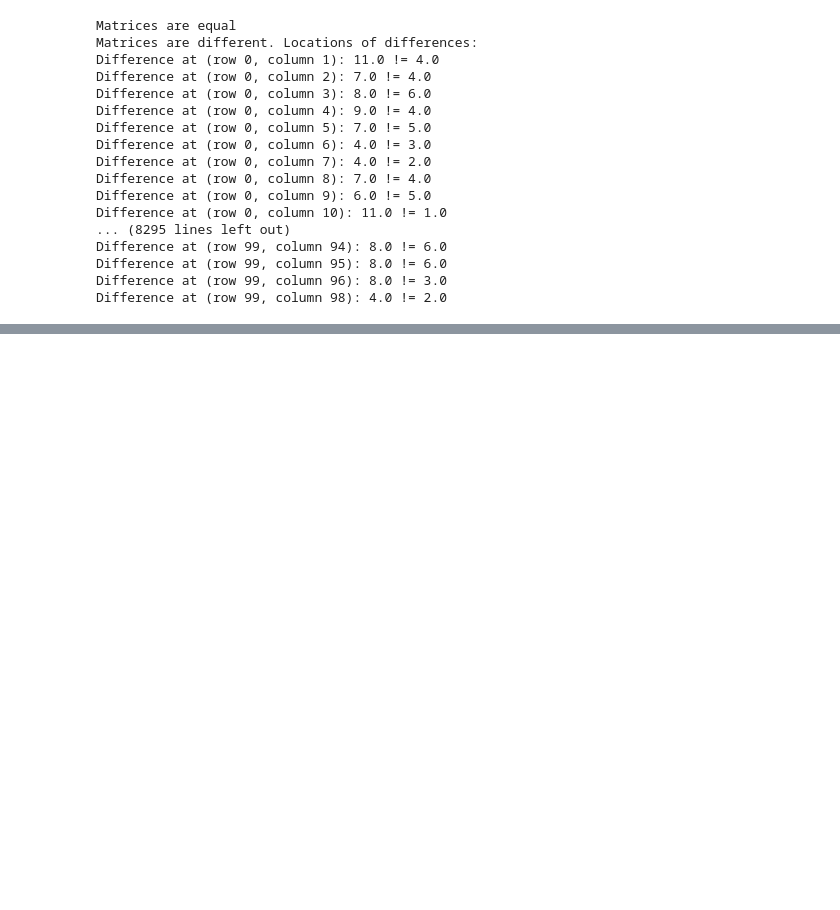
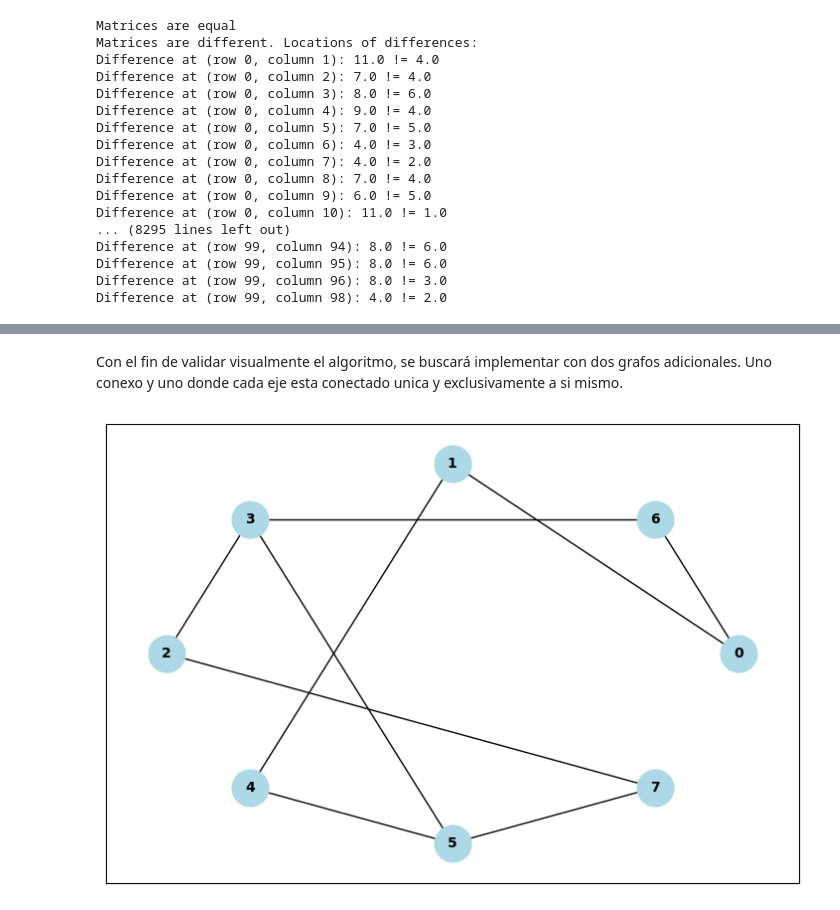
Before and after one commit to omardtl24/DALGO_ISIS1105, a Jupyter notebook: Tareas/Tarea04_Grafos.ipynb, the cells around one changed output, grey strips where cells are left out. Saved outputs shown, nothing was run; the diff lists cells and outputs as text; code cells hidden in the pictures; blank space fills up the shorter version.

```diff
--- a/Tareas/Tarea04_Grafos.ipynb
+++ b/Tareas/Tarea04_Grafos.ipynb
@@ -348,0 +391,7 @@ De ese modo, podemos organizar los tiempos de ejecución en microsegundos en la
+# %% [markdown]
+Con el fin de validar visualmente el algoritmo, se buscará implementar con dos grafos adicionales. Uno conexo y uno donde cada eje esta conectado unica y exclusivamente a si mismo.
+# %%
+edges = read_edge_list_from_file('Java Projects\GraphsImplementations\data\componentsConnected.txt')
+plot_graph(edges,directed=False,weighted=False)
+# %% [output]
+[figure, added]
```
Also changed, not shown: parts of 13 cells of this notebook, 11 other files.
